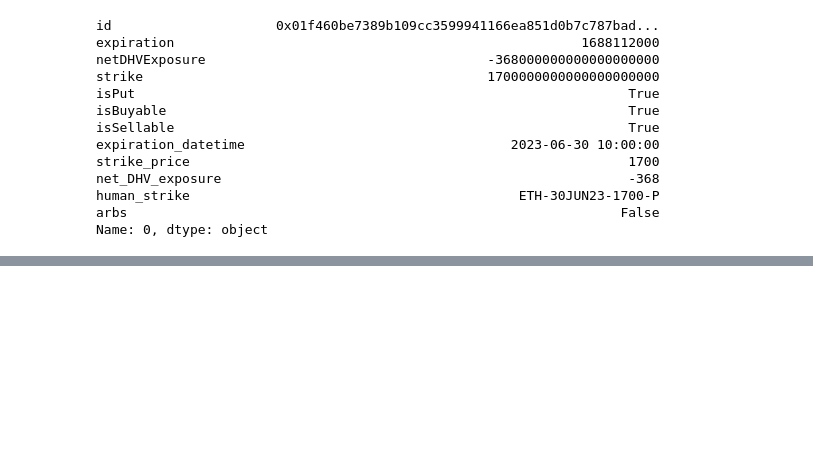
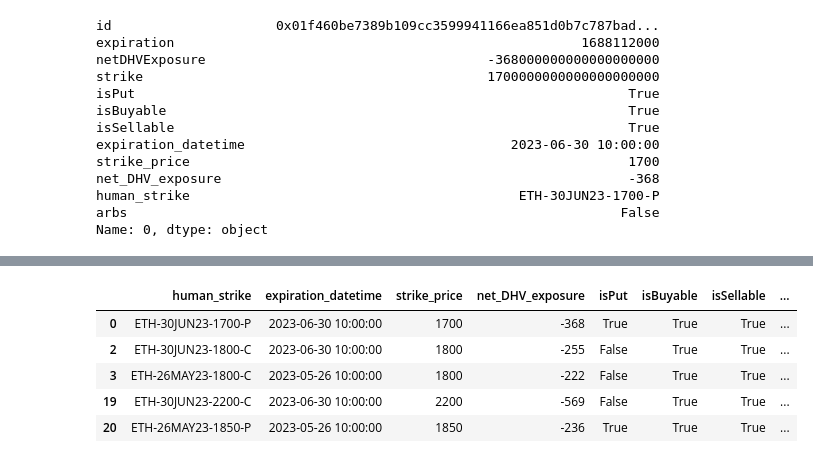
Before and after one commit to 8ball030/rysk_explorations, a Jupyter notebook: Rysk Data Retrieval.ipynb, the cells around one changed output, grey strips where cells are left out. Cells and saved outputs as stored; diff of their text form; code cells hidden in the pictures; blank space fills up the shorter version.

```diff
--- a/Rysk Data Retrieval.ipynb
+++ b/Rysk Data Retrieval.ipynb
@@ -313,54 +311,20 @@ human_strike                                          ETH-30JUN23-1700-P
 arbs                                                               False
 Name: 0, dtype: object
 # %%
-# now we have our contract, we can try to retrieve the prices.
-# Thanks @Yassim for the support here.
-from enum import Enum
-
-class Collateral(Enum):
-    eth = "0x408c5755b5c7a0a28d851558ea3636cfc5b5b19d"
-    usdc = "unknown"
-
-    @classmethod
-    def is_supported(cls, collateral):
-        if collateral not in cls.__members__:
-            return False
-        return True
-
-def from_market_to_id(market):
-    """We perform a lookup in our market data to return the onchain representation of the market"""
-    is_put = market[-1] == "P"
-    expiration_date_ts = to_timestamp(market)
-
-
-def to_timestamp(human_format):
-    """
-    Convert the human format to a timestamp.
-    Example input: "ETH-19MAY23-1800-C"
-    Example output: 1688112000
-    """
-
-    date_str = human_format.split("-")[1]  # Extract the date part from the human format
-    datetime_obj = datetime.strptime(date_str, "%d%b%y")  # Convert the date string to a datetime object
-    timestamp = datetime_obj.timestamp()  # Get the timestamp in seconds since the epoch
-
-    return int(timestamp)
-
-
 def filter_by_human_format(df, human_format):
     """
     Filter the DataFrame based on the human-readable format and return a single row.
     """
 
-    filtered_df = df[df["human_strike"] == human_format]
-    if len(filtered_df) > 0:
-        return filtered_df.iloc[0]  # Return the first row if found
+    filtered_option = df[df["human_strike"] == human_format]
+    if len(filtered_option) > 0:
+        return filtered_option.iloc[0]  # Return the first row if found
     else:
         return None  # Return None if no matching row is found
 
 
 
-def get_options_prices(market, amount=1, side="buy", collateral="eth"):
+def get_options_prices(market, amount=1000000000000000000, side="buy", collateral="eth"):
     """,
     We call the beyond pricer to determine the prices for a market
 
@@ -368,35 +332,37 @@ def get_options_prices(market, amount=1, side="buy", collateral="eth"):
     if side not in ["buy", "sell"]:
         raise ValueError("Side must be buy or sell")
 
-    filtered_row = filter_by_human_format(df, market)
-    if filtered_row is None:
+    option_data = filter_by_human_format(df, market)
+    if option_data is None:
         raise TypeError("Unable to find the market")
-
 
     if not Collateral.is_supported(collateral):
         raise TypeError(f"Collateral {collateral} is not supported")
     # here we call the contract functions
 
+    option_series = (
+        int(option_data['expiration']),
+        int(option_data['strike']),
+        bool(option_data['isPut']),
+        '0x3b3a1dE07439eeb04492Fa64A889eE25A130CDd3',
+        '0x408c5755b5c7a0a28D851558eA3636CfC5b5b19d',
+        '0x408c5755b5c7a0a28D851558eA3636CfC5b5b19d'
+    )
 
-    is_put = True if market[-1] == "P" else False
-    args = (
-            Collateral.eth.value,
-            to_timestamp(market),
-            is_put,
-            str(filtered_row.strike_price),
-            Collateral.eth.value,
-            "0x3b3a1de07439eeb04492fa64a889ee25a130cdd3",
-        )
-
-    print(args)
-    result = contract_instance.functions.quoteOptionPrice(args,
-                                                          int(amount),
+    result = contract_instance.functions.quoteOptionPrice(
+        option_series,
+        int(amount),
         True if side == "sell" else False,
-        int(filtered_row.net_DHV_exposure))
-
-    return result
+        int(option_data['netDHVExposure'])).call()
+    # totalPremium
+    # totalDelta
+    # totalFees
+    return result[0] / 1_000_000
 
 market = "ETH-19MAY23-1800-C"
 
-get_options_prices(market, collateral="eth")
+df["ask"] = df.human_strike.apply(get_options_prices)
+df['bid'] = df.human_strike.apply(get_options_prices, side="sell")
+
+df[columns + ["ask", "bid"]].head()
 # %% [output]
@@ -407,0 +369,6 @@ Function invocation failed due to no matching argument types.
+|  | human_strike | expiration_datetime | strike_price | net_DHV_exposure | isPut | isBuyable | isSellable | ... |
+| 0 | ETH-30JUN23-1700-P | 2023-06-30 10:00:00 | 1700 | -368 | True | True | True | ... |
+| 2 | ETH-30JUN23-1800-C | 2023-06-30 10:00:00 | 1800 | -255 | False | True | True | ... |
+| 3 | ETH-26MAY23-1800-C | 2023-05-26 10:00:00 | 1800 | -222 | False | True | True | ... |
+| 19 | ETH-30JUN23-2200-C | 2023-06-30 10:00:00 | 2200 | -569 | False | True | True | ... |
+| 20 | ETH-26MAY23-1850-P | 2023-05-26 10:00:00 | 1850 | -236 | True | True | True | ... |
```
Also changed, not shown: parts of 7 cells of this notebook.
